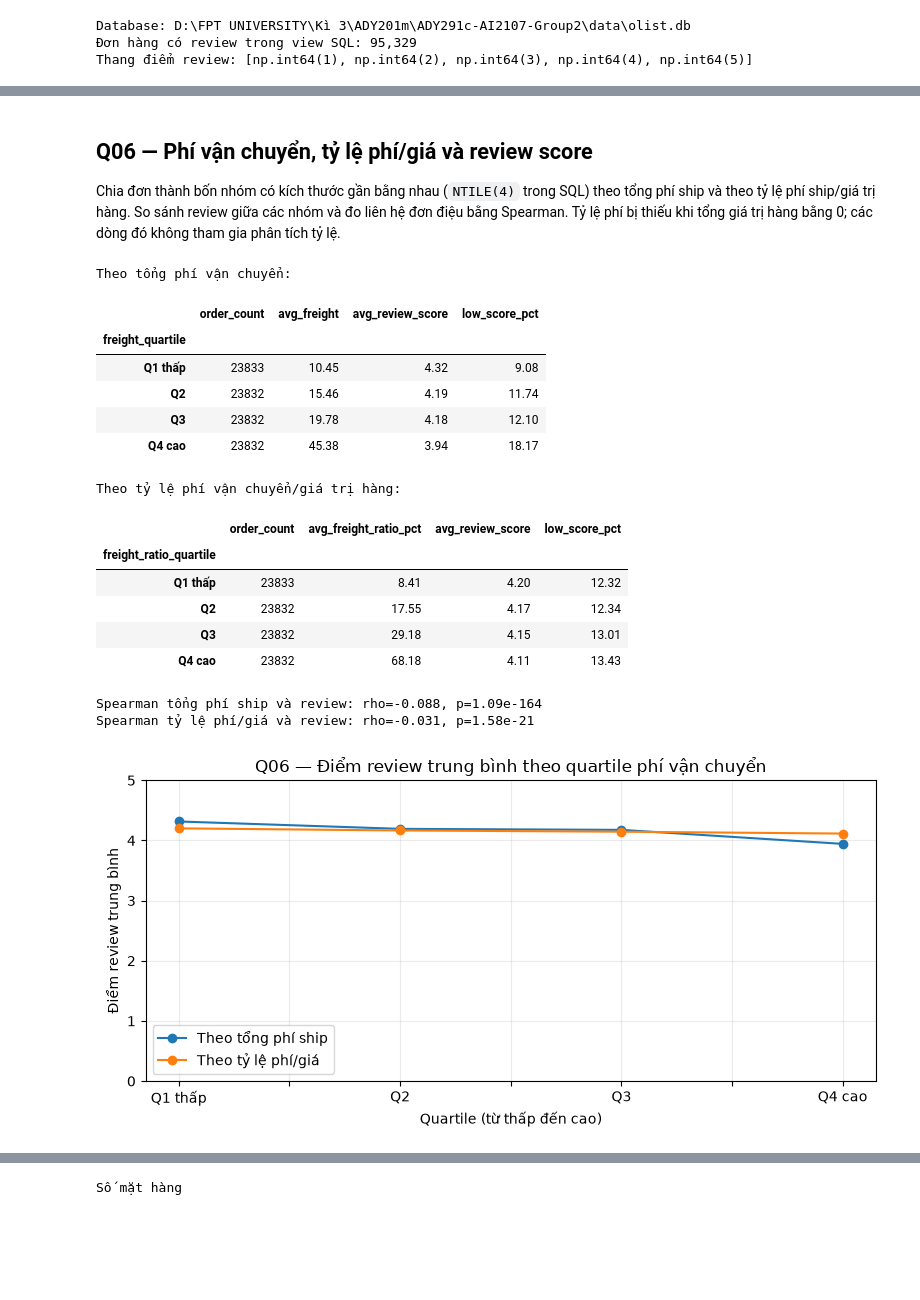
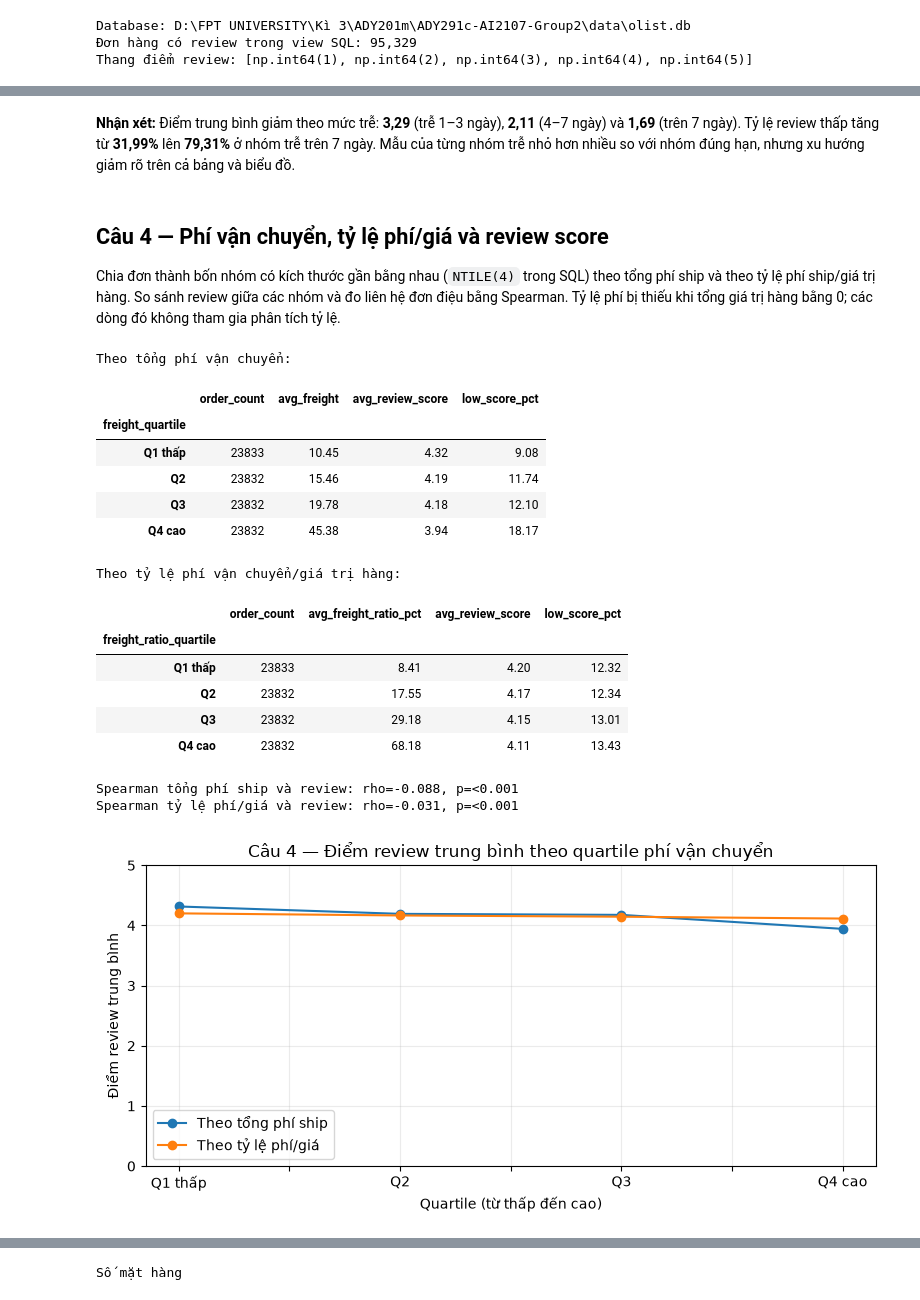
Before and after one commit to TrungTayNA/ADY291c-AI2107-Group2, a Jupyter notebook: Notebooks/04_analysis_python.ipynb, the cells around one changed output, grey strips where cells are left out. Cells and saved outputs as stored; diff of their text form; code cells hidden in the pictures; blank space fills up the shorter version.

```diff
--- a/Notebooks/04_analysis_python.ipynb
+++ b/Notebooks/04_analysis_python.ipynb
@@ -34,6 +34,16 @@ def find_project_root(start_dir: Path) -> Path:
 
 BASE_DIR = find_project_root(Path.cwd().resolve())
 DB_PATH = BASE_DIR / "data" / "olist.db"
+FIGURES_DIR = BASE_DIR / "reports" / "figures"
+FIGURES_DIR.mkdir(parents=True, exist_ok=True)
+
+
+def save_figure(filename: str) -> None:
+    plt.gcf().savefig(FIGURES_DIR / filename, dpi=150, bbox_inches="tight")
+
+
+def format_p_value(p_value: float) -> str:
+    return "<0.001" if p_value < 0.001 else f"{p_value:.3g}"
 
 with sqlite3.connect(DB_PATH) as conn:
     available_views = {
@@ -184,5 +201,7 @@ plt.show()
+# %% [markdown]
+**Nhận xét:** Điểm trung bình giảm theo mức trễ: **3,29** (trễ 1–3 ngày), **2,11** (4–7 ngày) và **1,69** (trên 7 ngày). Tỷ lệ review thấp tăng từ **31,99%** lên **79,31%** ở nhóm trễ trên 7 ngày. Mẫu của từng nhóm trễ nhỏ hơn nhiều so với nhóm đúng hạn, nhưng xu hướng giảm rõ trên cả bảng và biểu đồ.
 # %% [markdown]
-## Q06 — Phí vận chuyển, tỷ lệ phí/giá và review score
+## Câu 4 — Phí vận chuyển, tỷ lệ phí/giá và review score
 
 Chia đơn thành bốn nhóm có kích thước gần bằng nhau (`NTILE(4)` trong SQL) theo tổng phí ship và theo tỷ lệ phí ship/giá trị hàng. So sánh review giữa các nhóm và đo liên hệ đơn điệu bằng Spearman. Tỷ lệ phí bị thiếu khi tổng giá trị hàng bằng 0; các dòng đó không tham gia phân tích tỷ lệ.
 # %%
@@ -213,36 +232,37 @@ display(q06_freight.round(2))
 print("Theo tỷ lệ phí vận chuyển/giá trị hàng:")
 display(q06_ratio.round(2))
 
 freight_rho, freight_p = stats.spearmanr(review_orders["total_freight"], review_orders["review_score"])
 ratio_rho, ratio_p = stats.spearmanr(valid_ratio["freight_to_price_pct"], valid_ratio["review_score"])
-print(f"Spearman tổng phí ship và review: rho={freight_rho:.3f}, p={freight_p:.3g}")
-print(f"Spearman tỷ lệ phí/giá và review: rho={ratio_rho:.3f}, p={ratio_p:.3g}")
+print(f"Spearman tổng phí ship và review: rho={freight_rho:.3f}, p={format_p_value(freight_p)}")
+print(f"Spearman tỷ lệ phí/giá và review: rho={ratio_rho:.3f}, p={format_p_value(ratio_p)}")
 
 q06_freight["avg_review_score"].plot(marker="o", label="Theo tổng phí ship", figsize=(8, 4))
 q06_ratio["avg_review_score"].plot(marker="o", label="Theo tỷ lệ phí/giá")
-plt.title("Q06 — Điểm review trung bình theo quartile phí vận chuyển")
+plt.title("Câu 4 — Điểm review trung bình theo quartile phí vận chuyển")
 plt.xlabel("Quartile (từ thấp đến cao)")
 plt.ylabel("Điểm review trung bình")
 plt.ylim(0, 5)
 plt.legend()
 plt.grid(alpha=0.25)
 plt.tight_layout()
+save_figure("04_freight_vs_review_score.png")
 plt.show()
 # %% [output]
 Theo tổng phí vận chuyển:
 |  | order_count | avg_freight | avg_review_score | low_score_pct |
 | freight_quartile |  |  |  |  |
 | Q1 thấp | 23833 | 10.45 | 4.32 | 9.08 |
 | Q2 | 23832 | 15.46 | 4.19 | 11.74 |
 | Q3 | 23832 | 19.78 | 4.18 | 12.10 |
 | Q4 cao | 23832 | 45.38 | 3.94 | 18.17 |
 Theo tỷ lệ phí vận chuyển/giá trị hàng:
 |  | order_count | avg_freight_ratio_pct | avg_review_score | low_score_pct |
 | freight_ratio_quartile |  |  |  |  |
 | Q1 thấp | 23833 | 8.41 | 4.20 | 12.32 |
 | Q2 | 23832 | 17.55 | 4.17 | 12.34 |
 | Q3 | 23832 | 29.18 | 4.15 | 13.01 |
 | Q4 cao | 23832 | 68.18 | 4.11 | 13.43 |
-Spearman tổng phí ship và review: rho=-0.088, p=1.09e-164
-Spearman tỷ lệ phí/giá và review: rho=-0.031, p=1.58e-21
+Spearman tổng phí ship và review: rho=-0.088, p=<0.001
+Spearman tỷ lệ phí/giá và review: rho=-0.031, p=<0.001
-[figure, old version]
+[figure, new version]
```
Also changed, not shown: parts of 23 cells of this notebook, 22 other files.
